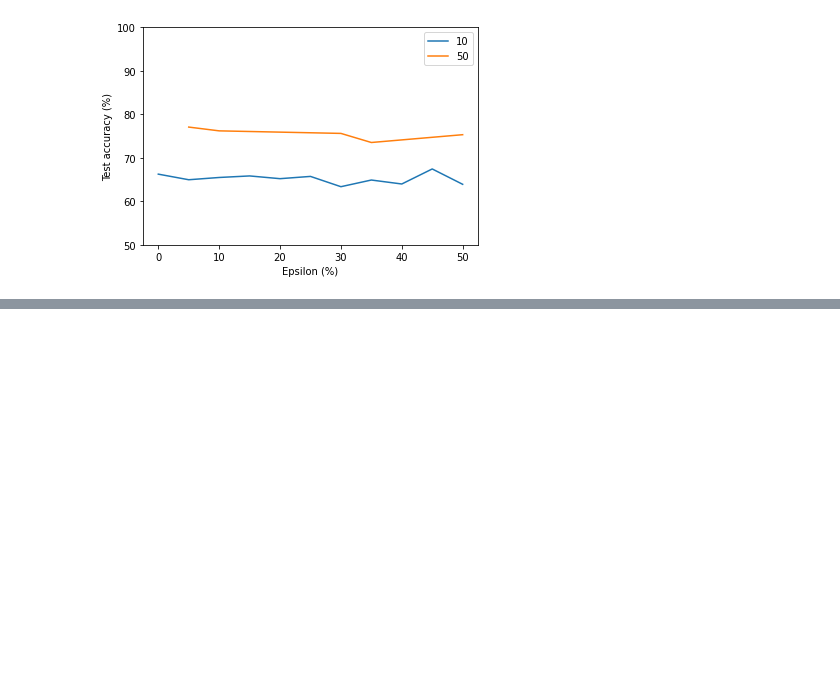
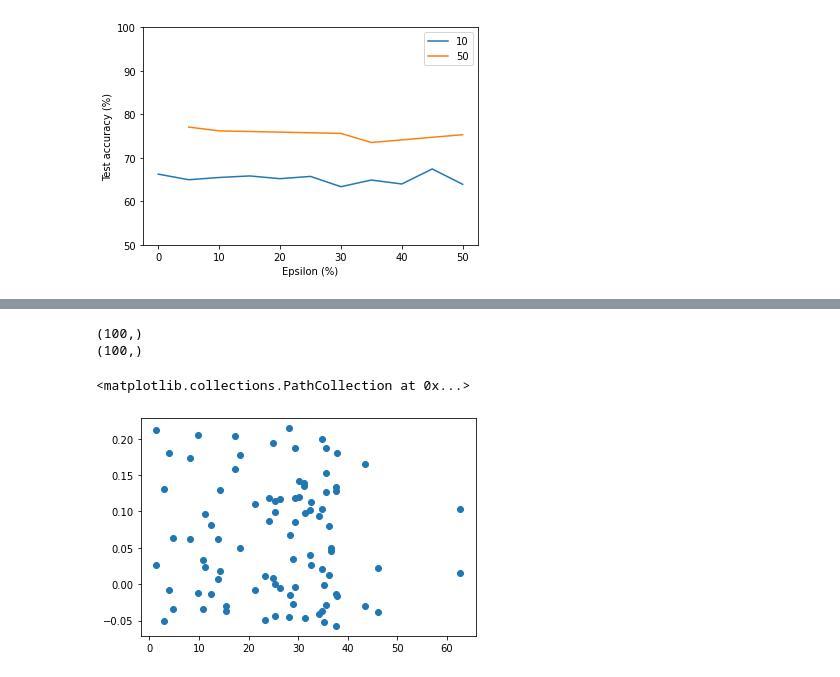
Before and after one commit to llandsmeer/spatial_snns, a Jupyter notebook: Plot.ipynb, the cells around one changed output, grey strips where cells are left out. Cells and saved outputs as stored; diff of their text form; code cells hidden in the pictures; blank space fills up the shorter version.

```diff
--- a/Plot.ipynb
+++ b/Plot.ipynb
@@ -154,0 +169,52 @@ sorted(x for x in glob.glob(
+# %%
+trace = [
+    dict(np.load(x))
+    for x in
+    sorted(x for x in glob.glob(
+        # 'saved/20251104_d3e0.00_h30_lr0.001_llNone_dt0.5_937dcdb4-e2f0-4c7b-8384-9257ad4c7987/epoch_*.npz'
+        # '/tmp/saved/20251106_d2e0.1_h10_lr0.1_ll10_dt0.5_2fc78afa-13fb-4f39-8fd8-11f21bf57256/epoch_*.npz'
+        '/tmp/saved/*/epoch_*.npz'
+    ) if not 'read' in x)
+]
+
+columns = trace[0].keys()
+
+trace = {
+    k: np.array([x[k] for x in trace]) for k in columns
+}
+# %%
+import jax
+import jax.numpy as jnp
+def spatial_to_delay(r, from_=None):
+    if from_ is not None:
+        d = jax.vmap(lambda ri: jnp.sqrt(1e-2+((from_ - ri)**2).sum(axis=1)))(r)
+        # d.shape is here (r.shape[0], from_.shape[0])
+        d = d.flatten()
+        return d
+    else:
+        d = jax.vmap(lambda ri: jnp.sqrt(1e-2+((r - ri)**2).sum(axis=1)))(r)
+        d = diagonal_const(d, 1000000)
+        d = d.flatten()
+        return d
+
+
+
+def diagonal_const(arr, c):
+    n = arr.shape[0]
+    return arr * (1 - jnp.eye(n)) + jnp.eye(n) * c
+
+X = trace['rw'][-1].flatten()
+
+Y = spatial_to_delay(trace['rpos'][-1])
+
+m = Y != Y.max()
+
+print(X.shape)
+print(Y.shape)
+
+plt.scatter(Y[m], X[m])
+# %% [output]
+(100,)
+(100,)
+<matplotlib.collections.PathCollection at 0x...>
+[figure, added]
```
Also changed, not shown: parts of 13 cells of this notebook, 2 other files.
